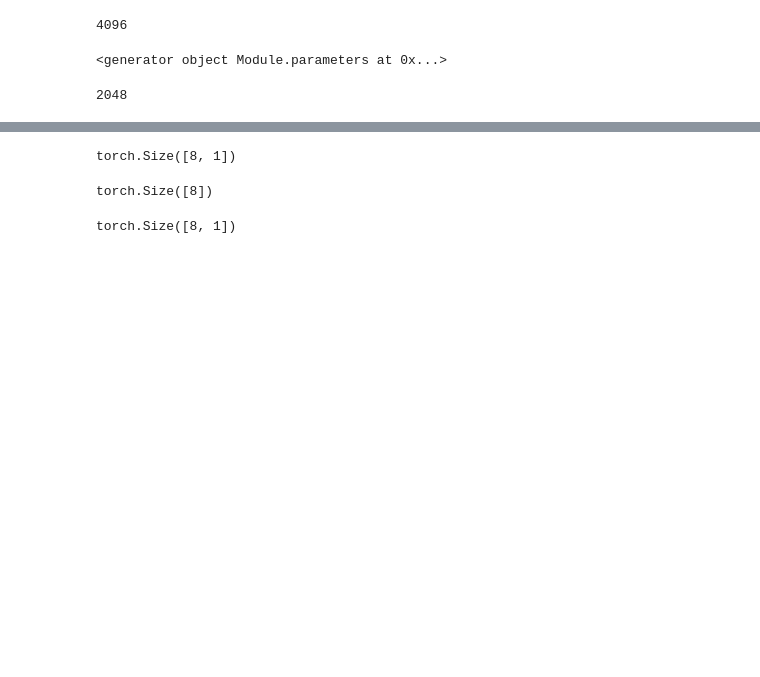
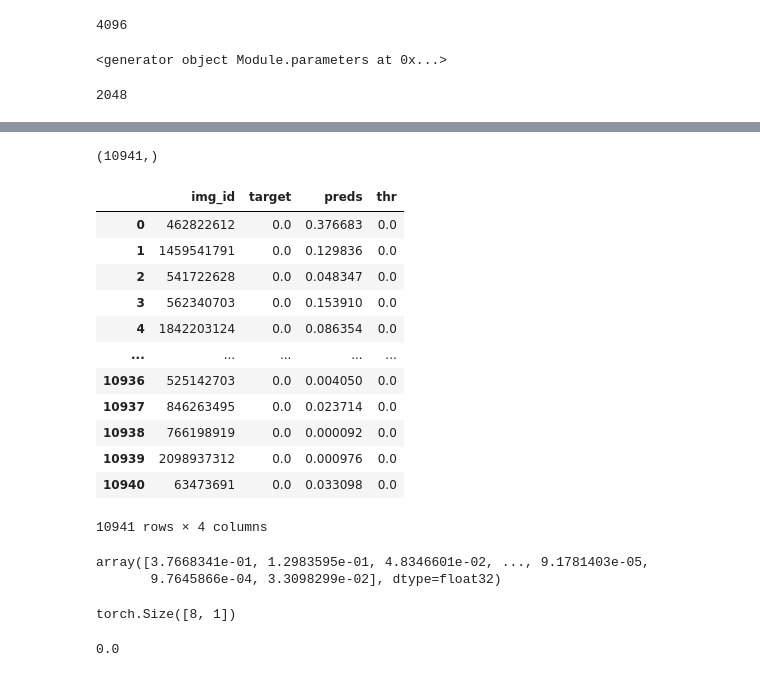
Before and after one commit to gmomb/rnsa-mammo-kaggle, a Jupyter notebook: notebooks/starter.ipynb, the cells around one changed output, grey strips where cells are left out. Saved outputs shown, nothing was run; the diff lists cells and outputs as text; code cells hidden in the pictures; blank space fills up the shorter version.

```diff
--- a/notebooks/starter.ipynb
+++ b/notebooks/starter.ipynb
@@ -154,5 +159,3 @@ model.default_cfg
  'first_conv': 'conv1',
  'classifier': 'fc',
  'architecture': 'seresnext50_32x4d'}
-# %%
-images = images.float()
@@ -251,12 +244,74 @@ RuntimeError: step() has already been called since the last update().
+# %%
+model.eval()
+fold_predictions = []
+fold_img_ids = []
+fold_targets = []
+
+with torch.no_grad():
+    for step, (images, targets, image_ids, patient_ids) in enumerate(valid_loader):
+
+        images = images.to('cuda').float()
+        targets = targets.to('cuda').float()
+        batch_size = images.shape[0]
+
+        preds = model(images).squeeze()
+
+        #Add logit to the predictions
+        log_preds = torch.sigmoid(preds)
+        loss = torch.nn.functional.binary_cross_entropy_with_logits(
+            preds,
+            targets,
+            #TODO inserire uno scaling per lo sbilanciamento
+            #pos_weight=torch.tensor([config.POSITIVE_TARGET_WEIGHT]).to(DEVICE)
+        )
+
+        fold_predictions.append(log_preds.detach().cpu().numpy())
+        fold_img_ids.append(image_ids.detach().cpu().numpy())
+        fold_targets.append(targets.detach().cpu().numpy())
+
+        #TODO: creare un layer di inferenza
+        #inference(self.all_predictions, images, outputs['detections'], targets, image_ids)
+
+    fold_predictions = np.concatenate(fold_predictions)
+    fold_img_ids = np.concatenate(fold_img_ids)
+    fold_targets = np.concatenate(fold_targets)
+
+    pf1, thres = optimal_f1(fold_targets, fold_predictions)
 # %%
-preds.shape
+fold_predictions.shape
 # %% [output]
-torch.Size([8, 1])
+(10941,)
-# %%
-targets.shape
-# %% [output]
-torch.Size([8])
+# %%
+pd.DataFrame({
+    'img_id': fold_img_ids,
+    'target': fold_targets,
+    'preds': fold_predictions,
+    'thr': thres
+})
+# %% [output]
+|  | img_id | target | preds | thr |
+| 0 | 462822612 | 0.0 | 0.376683 | 0.0 |
+| 1 | 1459541791 | 0.0 | 0.129836 | 0.0 |
+| 2 | 541722628 | 0.0 | 0.048347 | 0.0 |
+| 3 | 562340703 | 0.0 | 0.153910 | 0.0 |
+| 4 | 1842203124 | 0.0 | 0.086354 | 0.0 |
+| ... | ... | ... | ... | ... |
+| 10936 | 525142703 | 0.0 | 0.004050 | 0.0 |
+| 10937 | 846263495 | 0.0 | 0.023714 | 0.0 |
+| 10938 | 766198919 | 0.0 | 0.000092 | 0.0 |
+| 10939 | 2098937312 | 0.0 | 0.000976 | 0.0 |
+| 10940 | 63473691 | 0.0 | 0.033098 | 0.0 |
+10941 rows × 4 columns
+# %%
+fold_predictions
+# %% [output]
+array([3.7668341e-01, 1.2983595e-01, 4.8346601e-02, ..., 9.1781403e-05,
+       9.7645866e-04, 3.3098299e-02], dtype=float32)
 # %%
 targets.unsqueeze(1).shape
 # %% [output]
 torch.Size([8, 1])
+# %%
+thres
+# %% [output]
+0.0
```
Also changed, not shown: parts of 5 cells of this notebook, 9 other files.
